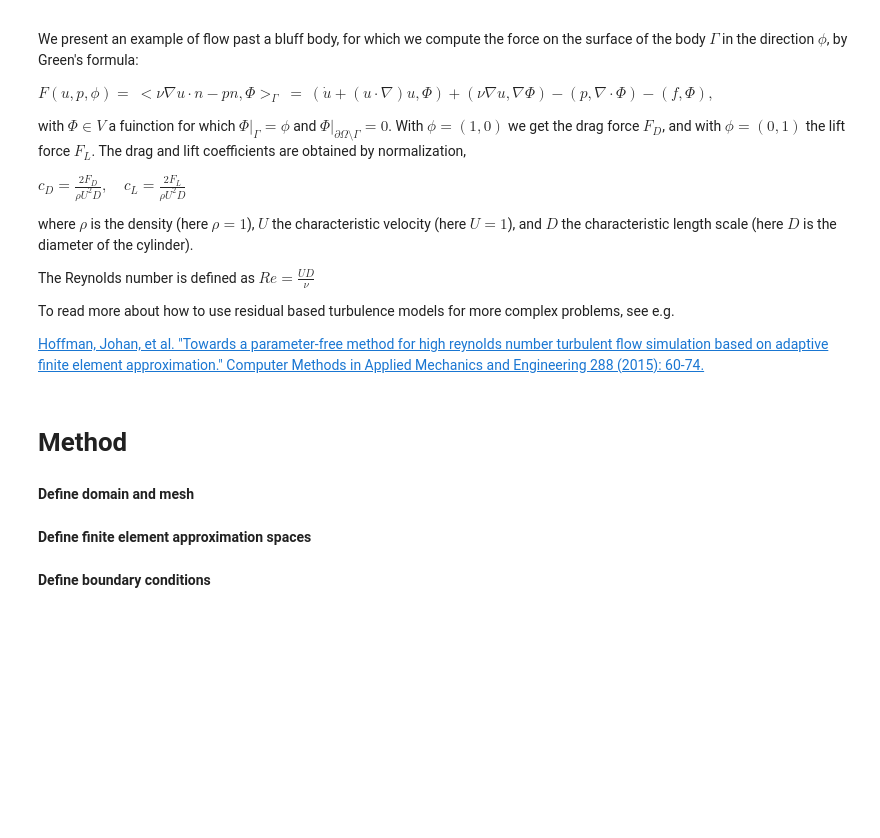
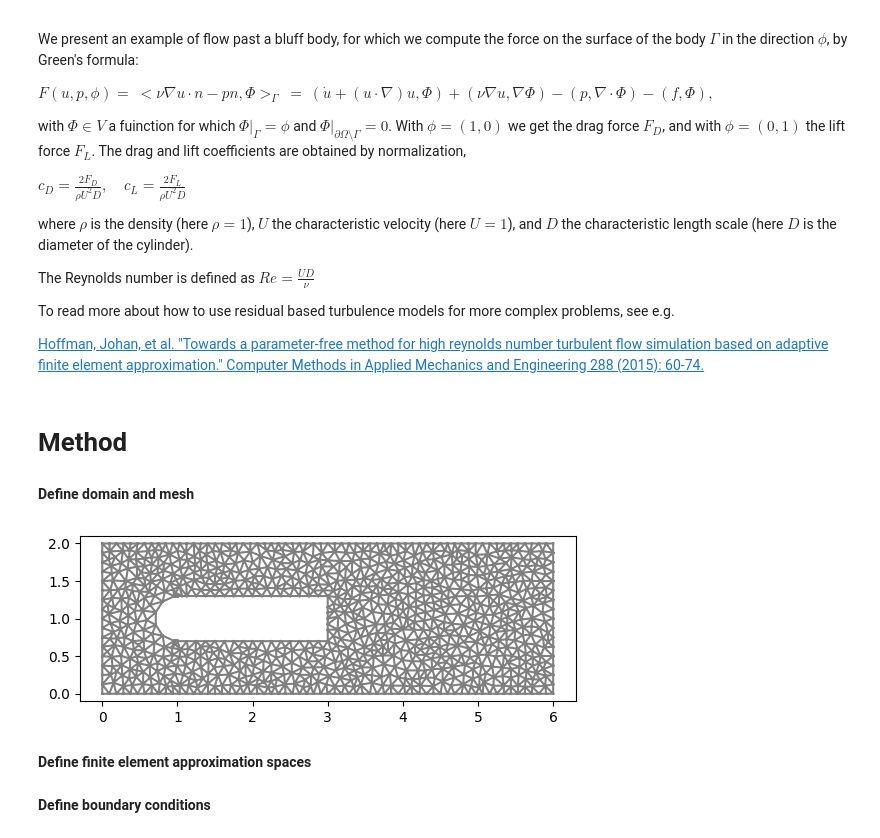
Before and after one commit to johanhoffman/DD2365_VT24, a Jupyter notebook: Turbulence-Model.ipynb, the cells around one changed output. Cells and saved outputs as stored; diff of their text form; code cells hidden in the pictures; blank space fills up the shorter version.

```diff
--- a/Turbulence-Model.ipynb
+++ b/Turbulence-Model.ipynb
@@ -147,35 +127,37 @@ lower = Lower()
 upper = Upper()
 skin_friction = Skin_Friction()
 
 # Generate mesh (examples with and without a hole in the mesh)
 resolution = 32
 #mesh = RectangleMesh(Point(0.0, 0.0), Point(L, H), L*resolution, H*resolution)
-mesh = generate_mesh(Rectangle(Point(0.0,0.0), Point(L,H)) - Circle(Point(xc,yc),rc), resolution)
-#mesh = generate_mesh(Rectangle(Point(0.0,0.0), Point(L,H)) - Circle(Point(xc,yc),rc) - Rectangle(Point(xc, yc-rc), Point(xc+2.0, yc+rc)), resolution)
+#mesh = generate_mesh(Rectangle(Point(0.0,0.0), Point(L,H)) - Circle(Point(xc,yc),rc), resolution)
+mesh = generate_mesh(Rectangle(Point(0.0,0.0), Point(L,H)) - Circle(Point(xc,yc),rc) - Rectangle(Point(xc, yc-rc), Point(xc+2.0, yc+rc)), resolution)
 
 # Local mesh refinement (specified by a cell marker)
 no_levels = 0
 for i in range(0,no_levels):
   cell_marker = MeshFunction("bool", mesh, mesh.topology().dim())
   for cell in cells(mesh):
     cell_marker[cell] = False
     p = cell.midpoint()
     if p.distance(Point(xc, yc)) < 1.0:
         cell_marker[cell] = True
   mesh = refine(mesh, cell_marker)
 
 # Define mesh functions (for boundary conditions)
 boundaries = MeshFunction("size_t", mesh, mesh.topology().dim()-1)
 boundaries.set_all(0)
 left.mark(boundaries, 1)
 right.mark(boundaries, 2)
 lower.mark(boundaries, 3)
 upper.mark(boundaries, 4)
 skin_friction.mark(boundaries, 5)
 
 plt.figure()
 plot(mesh)
 plt.show()
+# %% [output]
+[figure, added]
 # %% [markdown]
 **Define finite element approximation spaces**
 # %%
```
Also changed, not shown: parts of 4 cells of this notebook.
